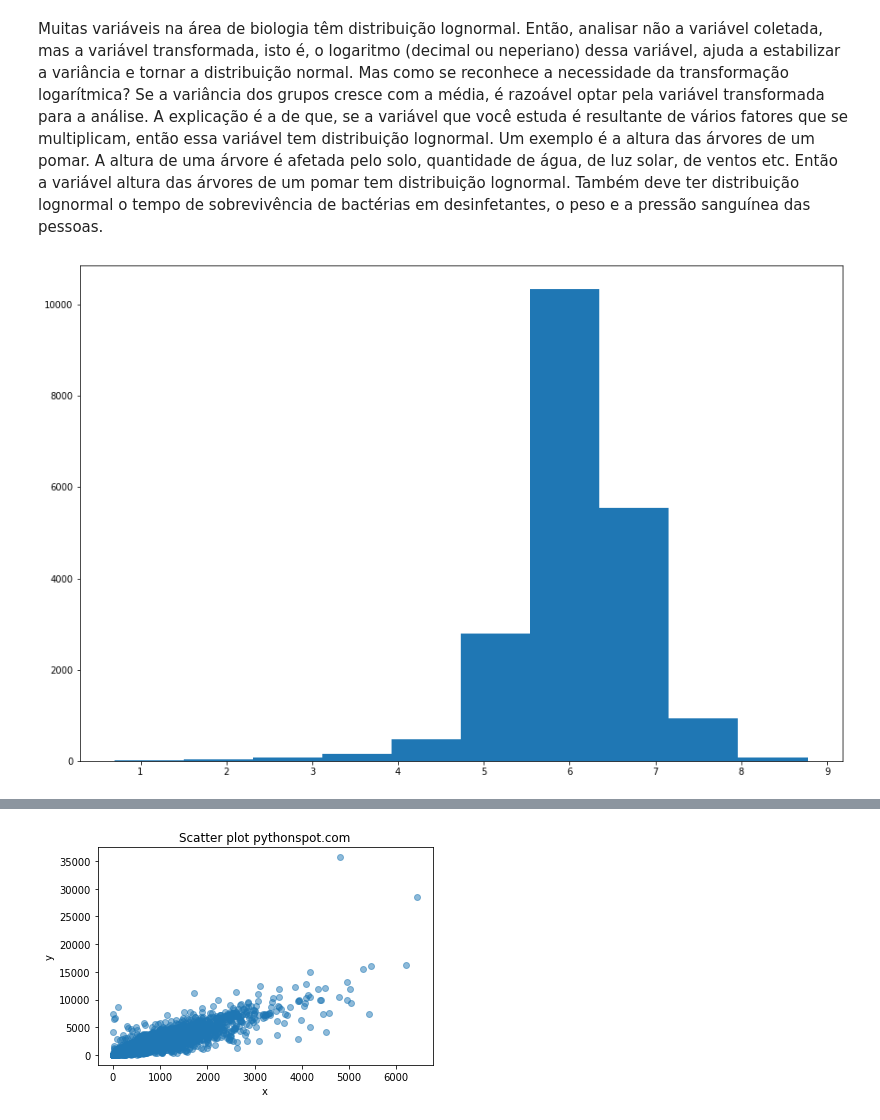
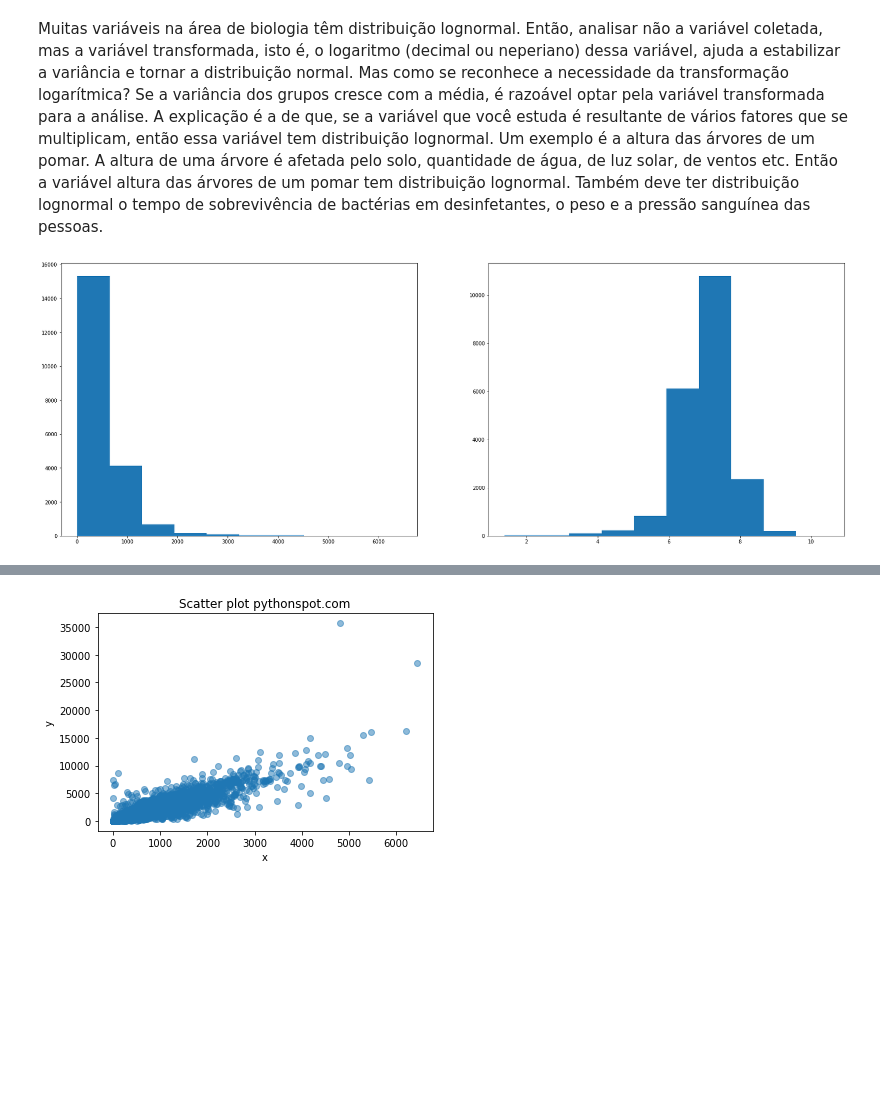
Before and after one commit to gabicavalcante/data-transform, a Jupyter notebook: transforming.ipynb, the cells around one changed output, grey strips where cells are left out. Drawn from its saved outputs; the diff is of its cells as text; code cells hidden in the pictures; blank space fills up the shorter version.

```diff
--- a/transforming.ipynb
+++ b/transforming.ipynb
@@ -142,9 +143,14 @@ Se a variância dos grupos cresce com a média, é razoável optar pela variáve
 # %%
 import numpy as np
 
 total_bedrooms_log = np.log(housing.total_bedrooms + 1)
-fig, ax = plt.subplots(figsize=(15,10))
-plt.hist(total_bedrooms_log)
+
+fig, axs = plt.subplots(1, 2, figsize=(25, 10))
+# quartos
+axs[0].hist(housing.total_bedrooms)
+# renda média
+axs[1].hist(population_log)
+
 plt.show()
 # %% [output]
-[figure, old version]
+[figure, new version]
```
Also changed, not shown: parts of 12 cells of this notebook, 2 other files.
